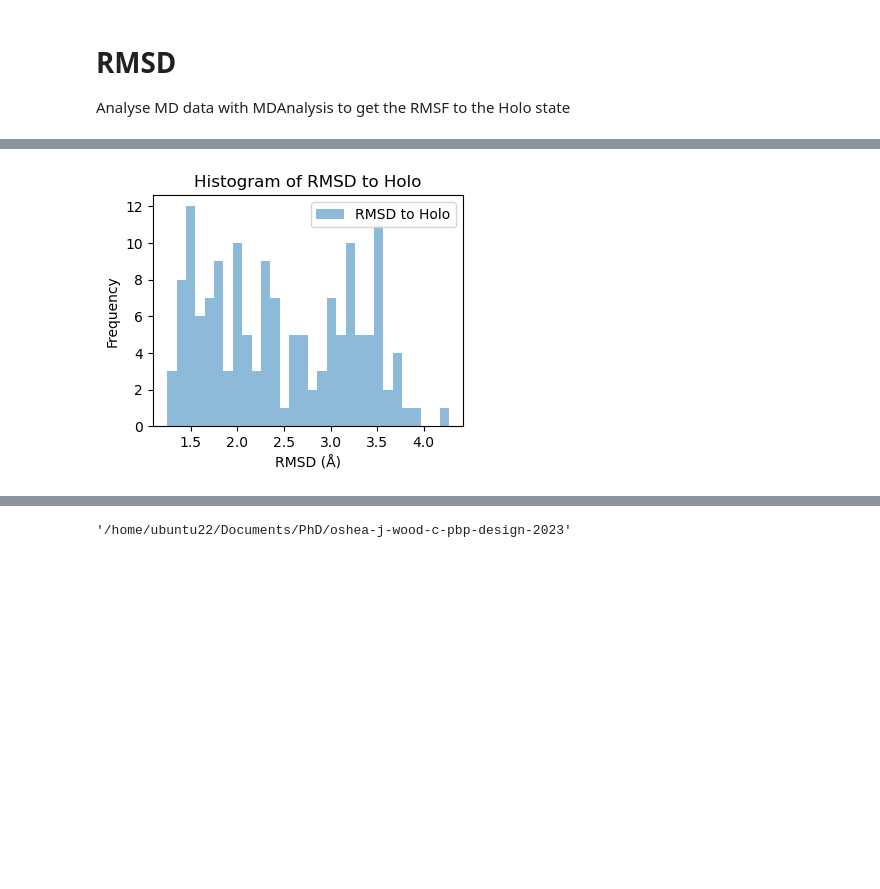
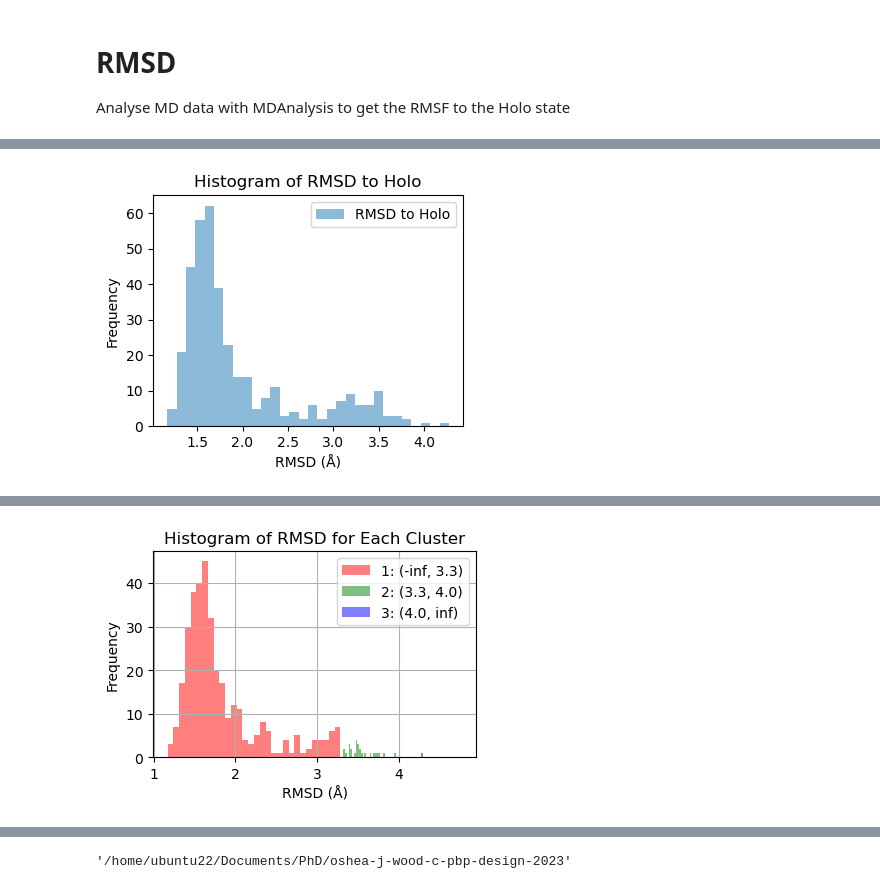
Before and after one commit to john-zcliu/oshea-j-wood-c-pbp-design-2023, a Jupyter notebook: mdTrajAnalysis.ipynb, the cells around one changed output, grey strips where cells are left out. Drawn from its saved outputs; the diff is of its cells as text; code cells hidden in the pictures; blank space fills up the shorter version.

```diff
--- a/mdTrajAnalysis.ipynb
+++ b/mdTrajAnalysis.ipynb
@@ -152,5 +159,5 @@ All positions are different: False
 # %%
-uptoIdx = np.ceil(30 / 200 * u.trajectory.n_frames).astype(int)
+uptoIdx = np.ceil(75 / 200 * u.trajectory.n_frames).astype(int)
 print(f"uptoIdx: {uptoIdx}")
 
 ca_atoms = u.select_atoms('protein and name CA')
@@ -162,7 +169,7 @@ print(f"Dim: {ca_atoms.n_atoms*3}")
 Xtraj = np.empty((uptoIdx, ca_atoms.n_atoms, 3))
 
 # Iterate over the entire trajectory and store Cα positions
-for i, ts in enumerate(u.trajectory[:uptoIdx]):
+for i, y_clustered in enumerate(u.trajectory[:uptoIdx]):
     Xtraj[i] = ca_atoms.positions  # Store positions of Cα atoms
 
 # Check if all positions are different
@@ -186,55 +193,51 @@ plt.legend()
 plt.show()
 
 
-n_clusters = 5
+# Use a specified cluster ranges to divide data into n_clusters
+clusters = [(-float('inf'), 2.5), (2.5, 3.5), (3.5, 4.5), (4.5, float('inf'))]
+clusters = [(-float('inf'), 3.3), (3.3, 4.0), (4.0, float('inf'))]
+n_clusters = len(clusters)
 window_size = 0.8
-ts = []  # stores the cluster centers
-xs = []
-xs_RMSD = []
+y_clustered = []  # stores the cluster centers
+X_clustered = []
+RMSD_clustered = []
 
-# Use np.linspace to divide RMSD into n_clusters numbers
-cluster_centers = np.linspace(np.min(RMSD_hol_values), np.max(RMSD_hol_values), n_clusters)
-
-print("Cluster centers:", cluster_centers)
 
 for i in range(n_clusters):
-    ub = cluster_centers[i] + window_size/2
-    lb = cluster_centers[i] - window_size/2
-
+    lb, ub = clusters[i]
     x_ids = np.where((RMSD_hol_values >= lb) & (RMSD_hol_values <= ub))[0]
 
     data = Xtraj[x_ids]
-    xs.append(data)
-    ts.append(cluster_centers[i])
-    xs_RMSD.append(RMSD_hol_values[x_ids])
+    X_clustered.append(data)
+    y_clustered.append(i)
+    RMSD_clustered.append(RMSD_hol_values[x_ids])
     print(f"Cluster {i+1}: {(lb, ub)} {data.shape}")
 
-# merge the last two clusters
-xs[-2] = np.concatenate((xs[-2], xs[-1]))
-xs.pop()
-xs_RMSD[-2] = np.concatenate((xs_RMSD[-2], xs_RMSD[-1]))
-xs_RMSD.pop()
-ts.pop()
-
-print("After merging the last two clusters")
-for i in range(len(xs)):
-    print(f"Cluster {i+1}: {ts[i]:.2f} {xs[i].shape} Mean RMSD to Apo: {np.mean(xs[i]):.2f}")
-
-# we normalise the cluster centers
-ts = (ts - np.min(ts)) / (np.max(ts) - np.min(ts))
-
-# we want it to go from close to open, so we reverse the order and reverse the cluster centers
-ts = ts[::-1]
-ts = 1 - ts
-xs = xs[::-1]
-xs_RMSD = xs_RMSD[::-1]
-
-print("Reversed and Normalised cluster centers:", ts)
-for i in range(len(xs)):
-    print(f"Cluster {i+1}: {ts[i]:.2f} {xs[i].shape} Mean RMSD to Apo: {np.mean(xs[i]):.2f}")
+y_clustered = np.array(y_clustered)
+y_clustered = y_clustered / y_clustered.max()
 
 
-num_frames = np.array([len(x) for x in xs]).sum()
+# Plot histogram for each cluster with different colors
+# colors = ['r', 'g', 'b', 'c']
+colors = plt.get_cmap('Set1').colors[1:]
+
+plt.figure(figsize=(4, 3))
+for i, (data, color) in enumerate(zip(RMSD_clustered, colors[:n_clusters])):
+    plt.hist(data, bins=30, alpha=0.5, label=f'{i+1}: {clusters[i]}', color=color)
+plt.xlabel('RMSD (Å)')
+plt.ylabel('Frequency')
+plt.title('Histogram of RMSD for Each Cluster')
+plt.legend()
+plt.tight_layout()
+plt.grid()
+plt.show()
+
+print("Reversed and Normalised cluster centers:", y_clustered)
+for i in range(len(X_clustered)):
+    print(f"Cluster {i+1}: {y_clustered[i]:.2f} {X_clustered[i].shape} Mean RMSD to Apo: {np.mean(RMSD_clustered[i]):.2f}")
+
+
+num_frames = np.array([len(x) for x in X_clustered]).sum()
 percentage = num_frames / uptoIdx * 100
 print(f"Using {percentage}% of the data, which is {num_frames} frames")
 # %% [output]
@@ -248 +251 @@ Min RMSD to Holo: 1.2483692327578004
-[figure, old version]
+[figure, new version]
@@ -265,0 +255 @@ Using 107.33333333333333% of the data, which is 161 frames
+[figure, added]
```
Also changed, not shown: parts of 17 cells of this notebook.
